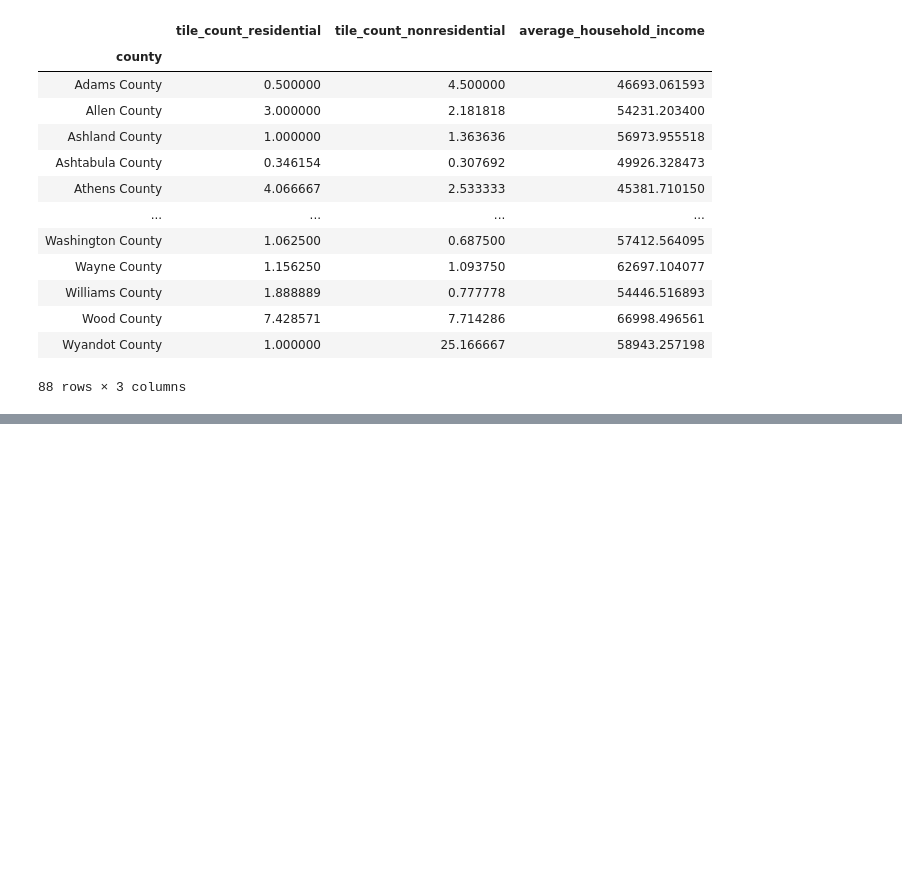
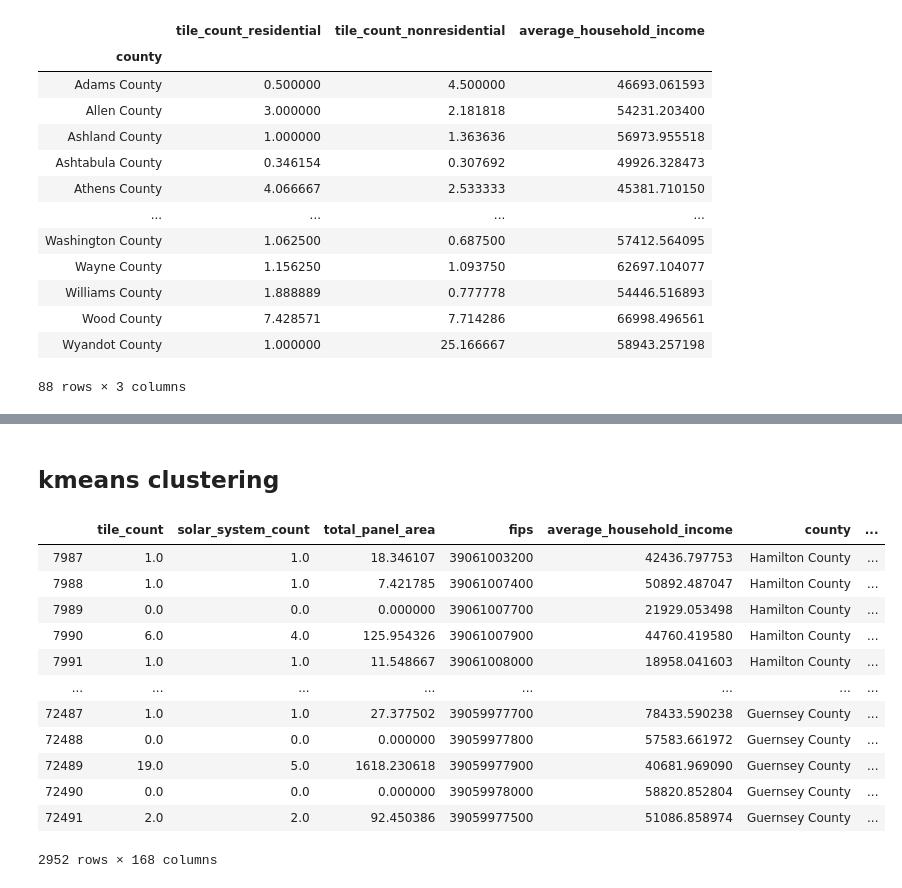
Before and after one commit to zs19930830/CMPE255, a Jupyter notebook: src/analysis.ipynb, the cells around one changed output, grey strips where cells are left out. Cells and saved outputs as stored; diff of their text form; code cells hidden in the pictures; blank space fills up the shorter version.

```diff
--- a/src/analysis.ipynb
+++ b/src/analysis.ipynb
@@ -153,0 +186,18 @@ ohioDF[['county','tile_count_residential','tile_count_nonresidential','average_h
+# %% [markdown]
+## kmeans clustering
+# %%
+ohioDF
+# %% [output]
+|  | tile_count | solar_system_count | total_panel_area | fips | average_household_income | county | ... |
+| 7987 | 1.0 | 1.0 | 18.346107 | 39061003200 | 42436.797753 | Hamilton County | ... |
+| 7988 | 1.0 | 1.0 | 7.421785 | 39061007400 | 50892.487047 | Hamilton County | ... |
+| 7989 | 0.0 | 0.0 | 0.000000 | 39061007700 | 21929.053498 | Hamilton County | ... |
+| 7990 | 6.0 | 4.0 | 125.954326 | 39061007900 | 44760.419580 | Hamilton County | ... |
+| 7991 | 1.0 | 1.0 | 11.548667 | 39061008000 | 18958.041603 | Hamilton County | ... |
+| ... | ... | ... | ... | ... | ... | ... | ... |
+| 72487 | 1.0 | 1.0 | 27.377502 | 39059977700 | 78433.590238 | Guernsey County | ... |
+| 72488 | 0.0 | 0.0 | 0.000000 | 39059977800 | 57583.661972 | Guernsey County | ... |
+| 72489 | 19.0 | 5.0 | 1618.230618 | 39059977900 | 40681.969090 | Guernsey County | ... |
+| 72490 | 0.0 | 0.0 | 0.000000 | 39059978000 | 58820.852804 | Guernsey County | ... |
+| 72491 | 2.0 | 2.0 | 92.450386 | 39059977500 | 51086.858974 | Guernsey County | ... |
+2952 rows × 168 columns
```
Also changed, not shown: parts of 19 cells of this notebook, 1 other file.
